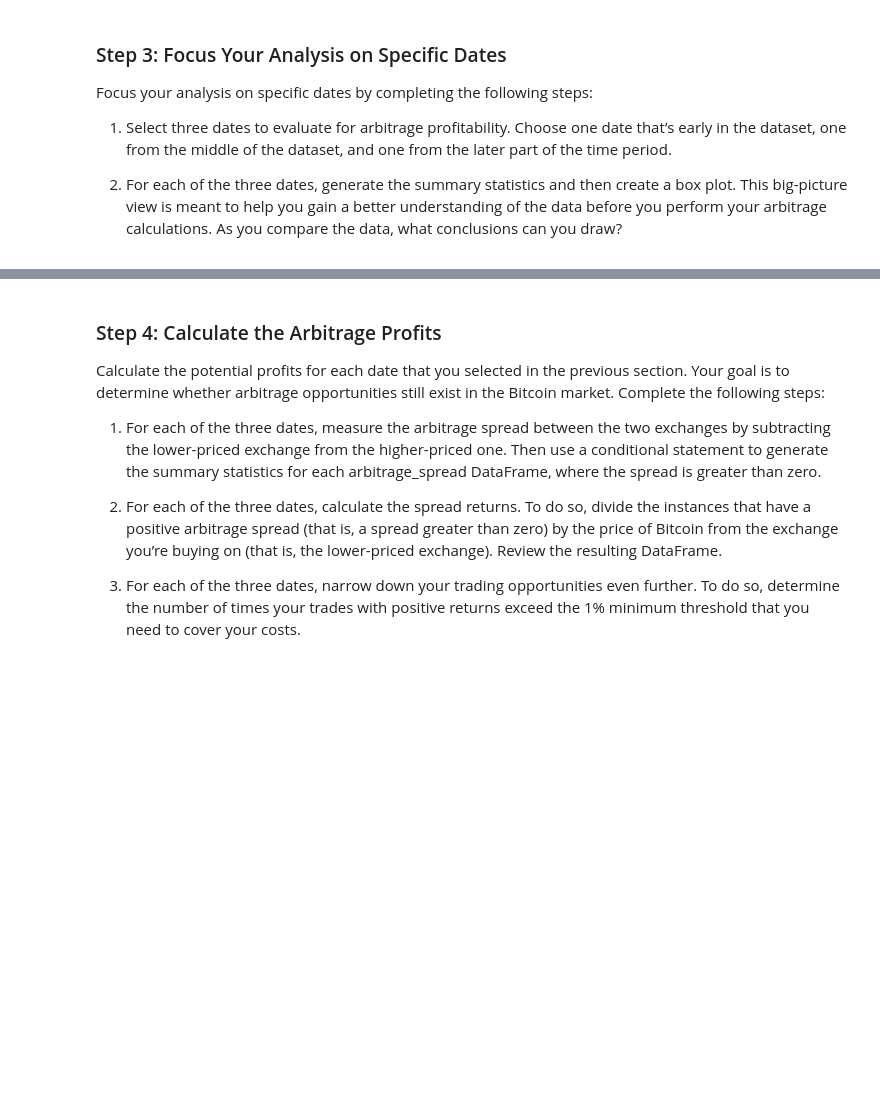
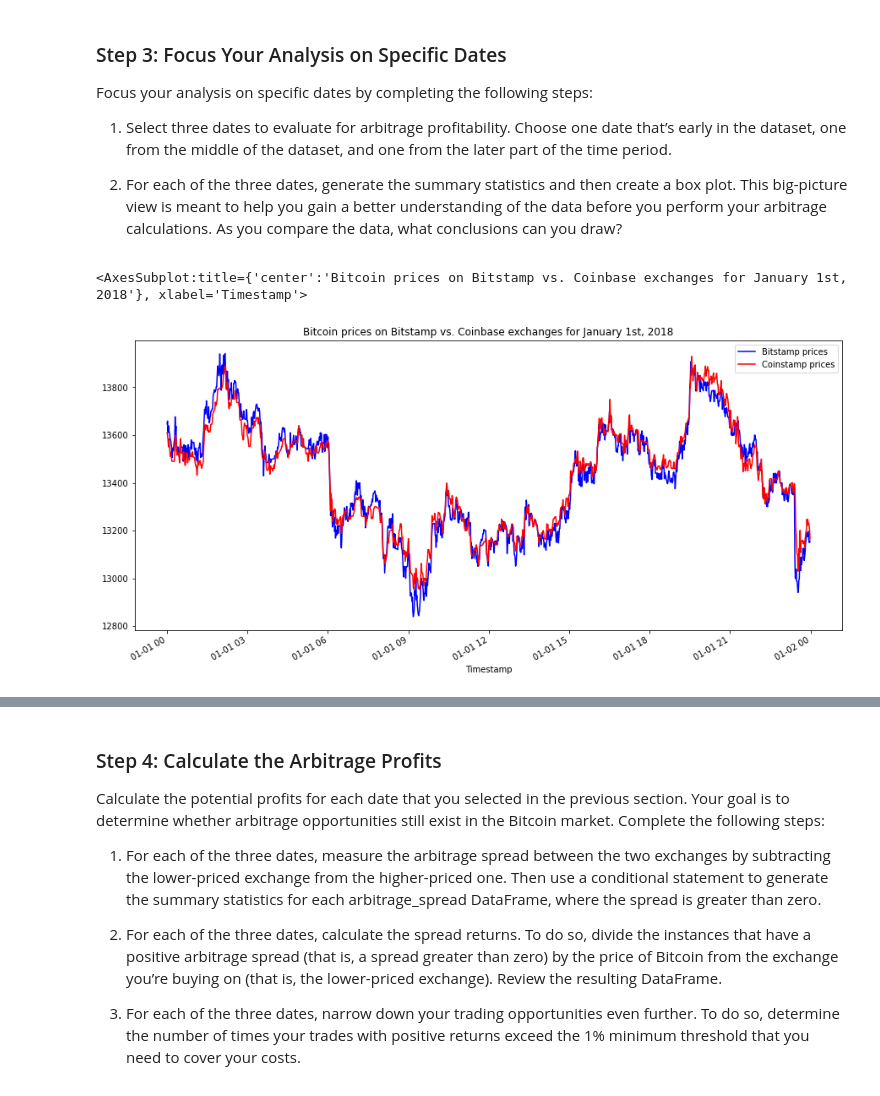
Before and after one commit to sjufan84/crypto_arbitrage-school-project-, a Jupyter notebook: crypto_arbitrage.ipynb, the cells around one changed output, grey strips where cells are left out. Cells and saved outputs as stored; diff of their text form; code cells hidden in the pictures; blank space fills up the shorter version.

```diff
--- a/crypto_arbitrage.ipynb
+++ b/crypto_arbitrage.ipynb
@@ -350,3 +356,13 @@ Focus your analysis on specific dates by completing the following steps:
 1. Select three dates to evaluate for arbitrage profitability. Choose one date that’s early in the dataset, one from the middle of the dataset, and one from the later part of the time period.
 
 2. For each of the three dates, generate the summary statistics and then create a box plot. This big-picture view is meant to help you gain a better understanding of the data before you perform your arbitrage calculations. As you compare the data, what conclusions can you draw?
+# %%
+# Create an overlay plot that visualizes the two dataframes over a period of one day early in the dataset.
+bitstamp_sliced.loc['2018-01-01' : '2018-01-01'].plot(legend = True, figsize = (15,7),
+                        title = 'Bitcoin prices on Bitstamp vs. Coinbase exchanges for January 1st, 2018',
+                        color = 'blue', label = 'Bitstamp prices')
+coinbase_sliced.loc['2018-01-01' : '2018-01-01'].plot(legend = True, figsize = (15,7),
+                        color = 'red', label = 'Coinstamp prices')
+# %% [output]
+<AxesSubplot:title={'center':'Bitcoin prices on Bitstamp vs. Coinbase exchanges for January 1st, 2018'}, xlabel='Timestamp'>
+[figure, added]
```
Also changed, not shown: parts of 15 cells of this notebook.
